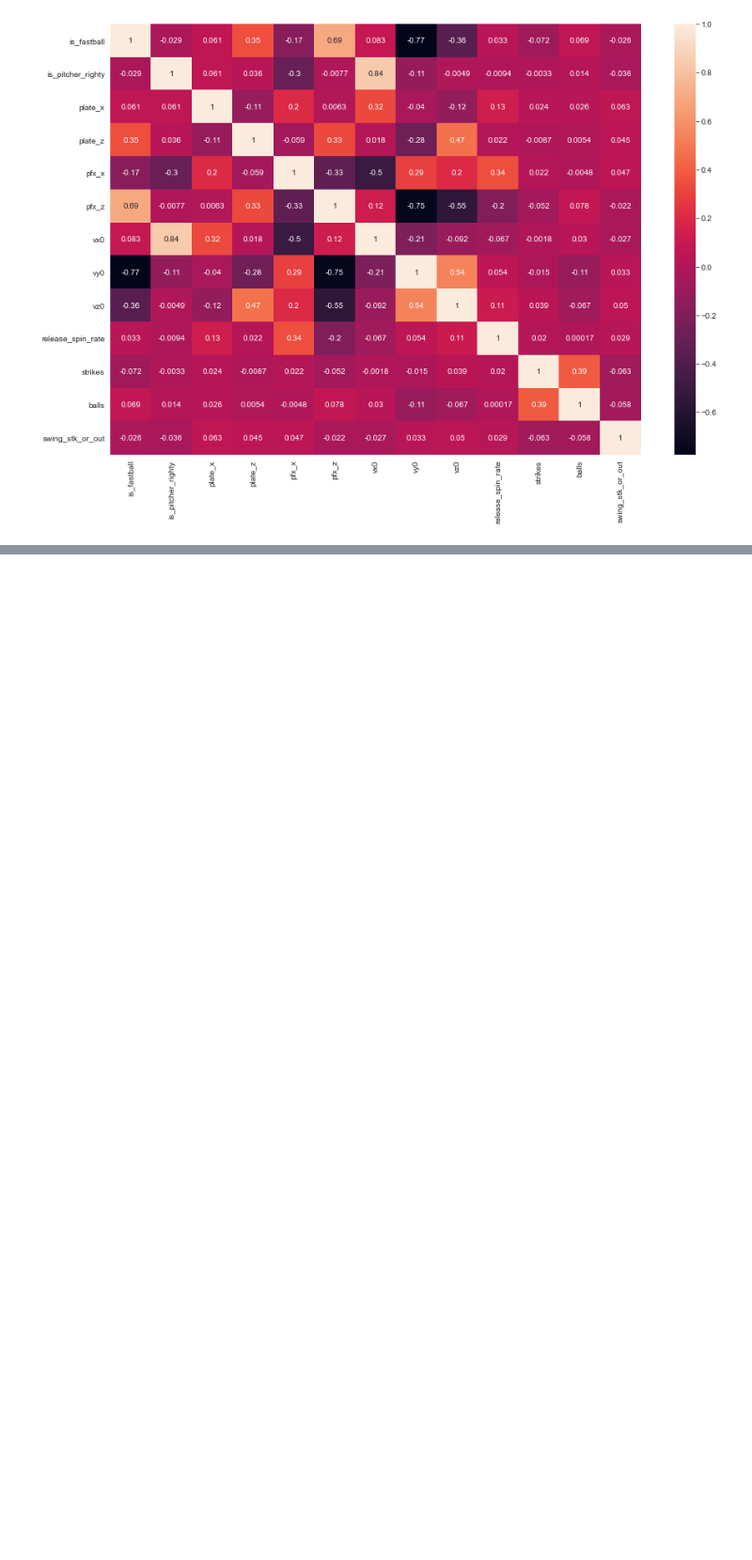
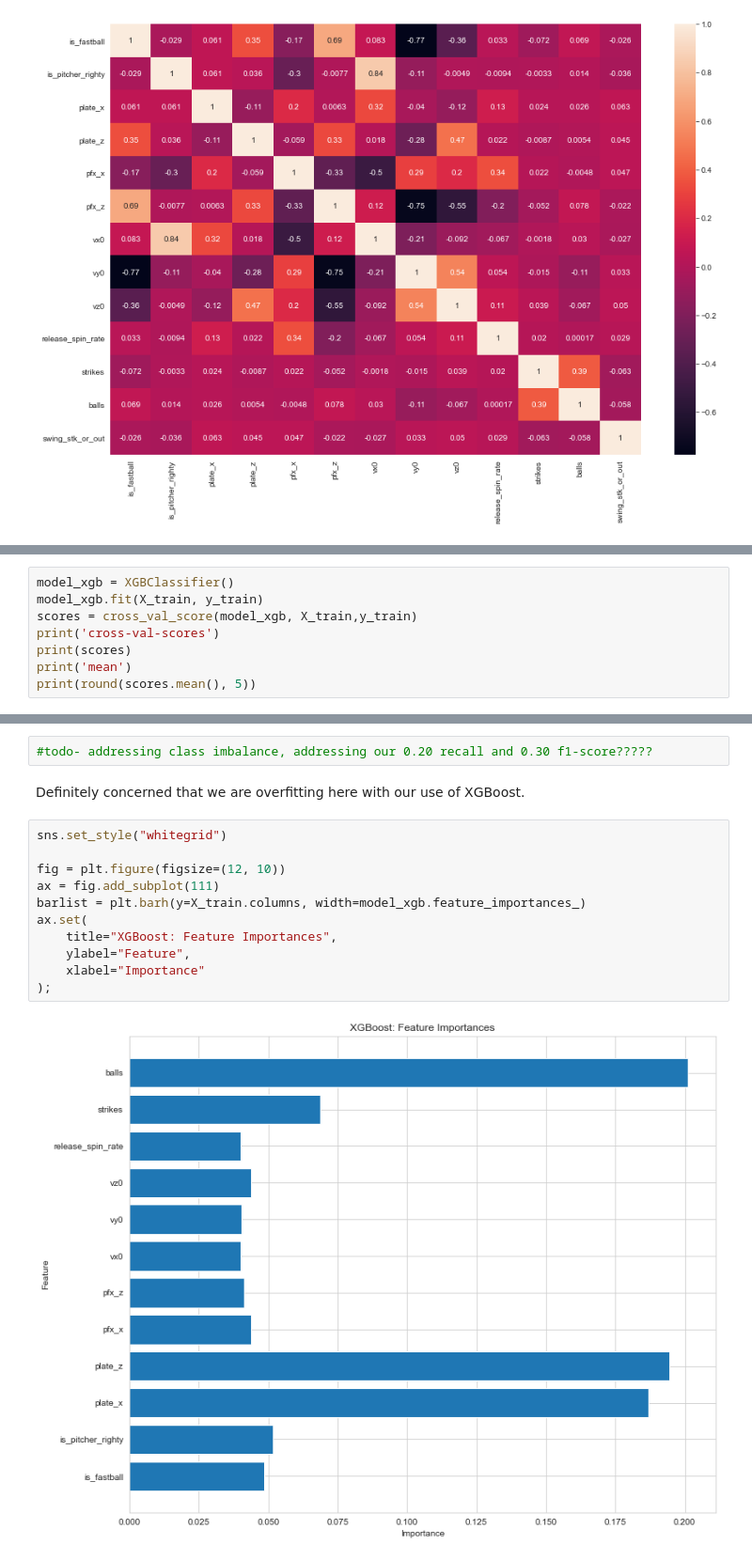
Before and after one commit to ewehmueller/pitch-analysis, a Jupyter notebook: pitch-classification.ipynb, the cells around one changed output, grey strips where cells are left out. Shown: that part at 94% size. Saved outputs shown, nothing was run; the diff lists cells and outputs as text; blank space fills up the shorter version.

Commit message:
Model Iteration Work

```diff
--- a/pitch-classification.ipynb
+++ b/pitch-classification.ipynb
@@ -473,0 +495,8 @@ sns.heatmap(corr, ax=ax, annot=True);
+# %%
+model_xgb = XGBClassifier()
+model_xgb.fit(X_train, y_train)
+scores = cross_val_score(model_xgb, X_train,y_train)
+print('cross-val-scores')
+print(scores)
+print('mean')
+print(round(scores.mean(), 5))
@@ -474 +544,18 @@ sns.heatmap(corr, ax=ax, annot=True);
+# %%
+#todo- addressing class imbalance, addressing our 0.20 recall and 0.30 f1-score?????
+# %% [markdown]
+Definitely concerned that we are overfitting here with our use of XGBoost.
+# %%
+sns.set_style("whitegrid")
+
+fig = plt.figure(figsize=(12, 10))
+ax = fig.add_subplot(111)
+barlist = plt.barh(y=X_train.columns, width=model_xgb.feature_importances_)
+ax.set(
+    title="XGBoost: Feature Importances",
+    ylabel="Feature",
+    xlabel="Importance"
+);
+# %% [output]
+[figure, added]
 # %% [markdown]
```
Also changed, not shown: parts of 12 cells of this notebook.
